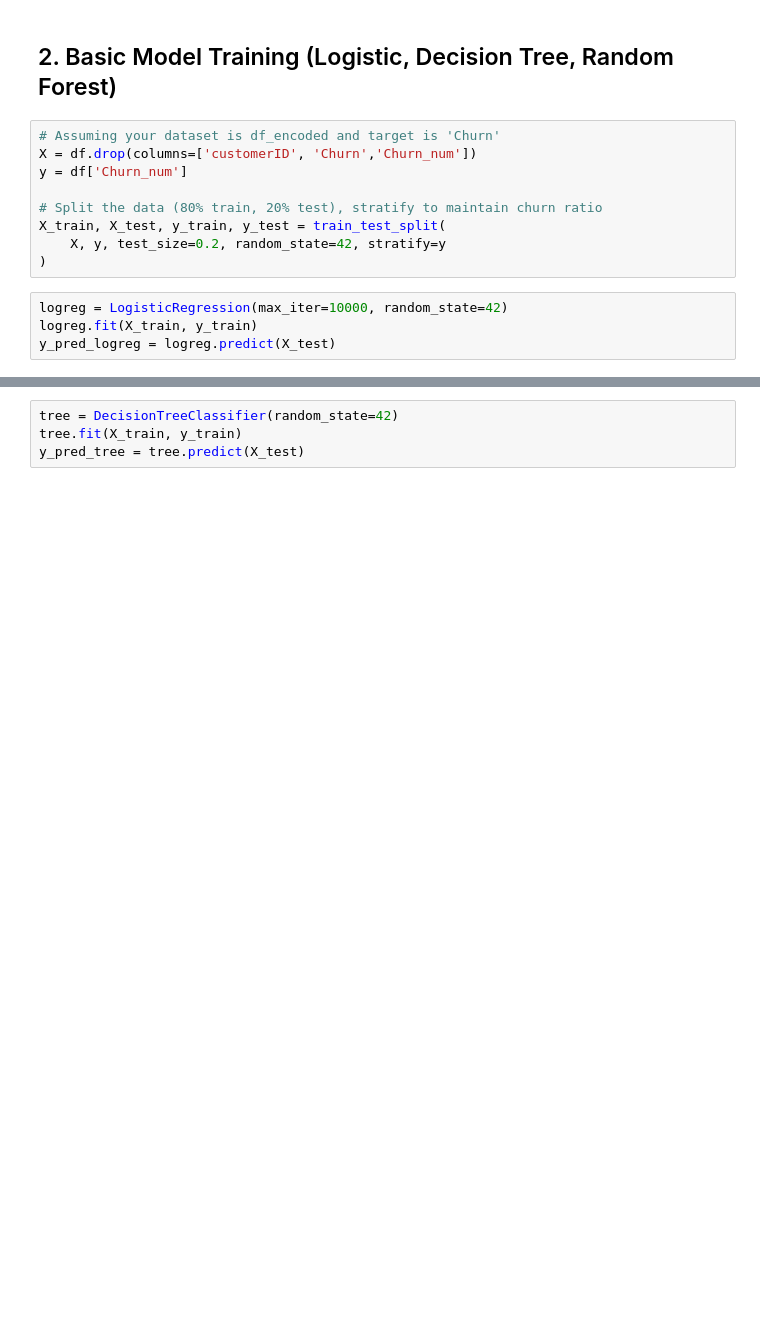
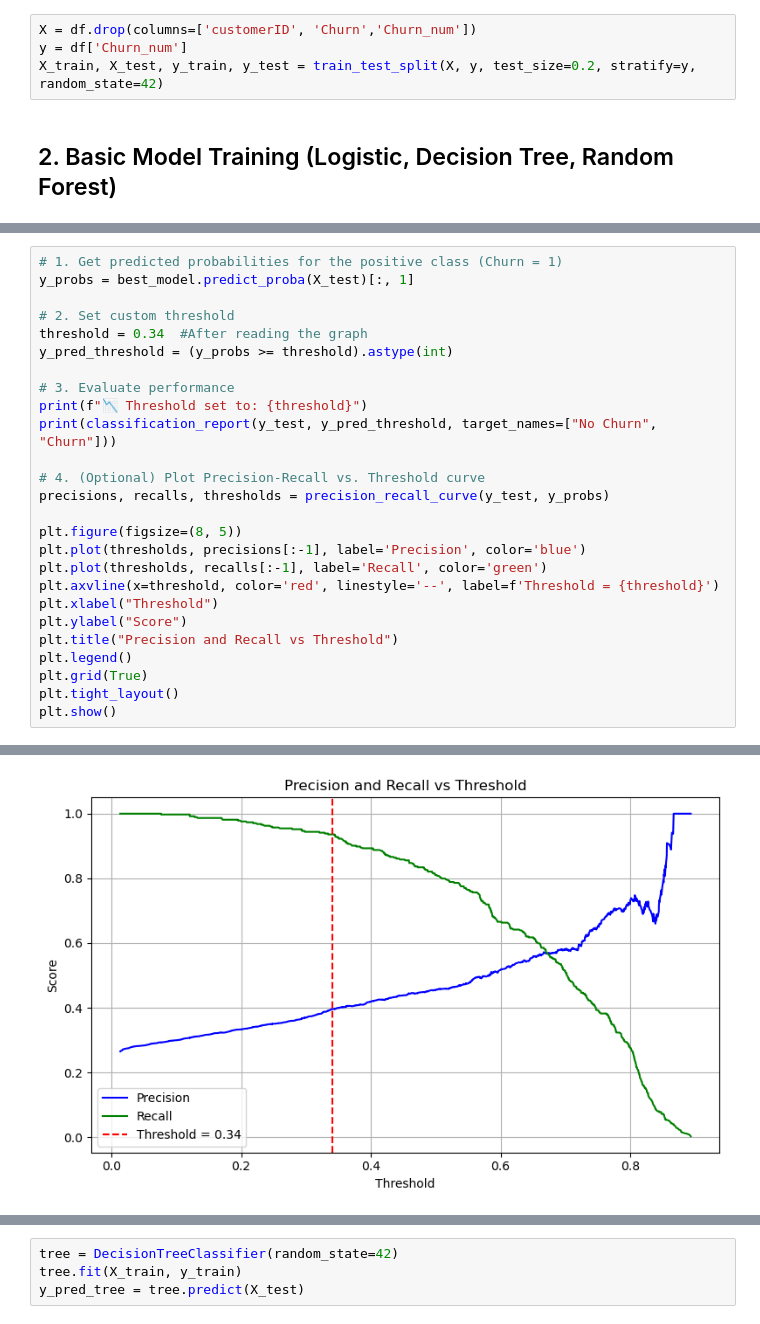
Before and after one commit to TajborBerry/career-next-step, a Jupyter notebook: customer_churn_prediction/notebooks/03_modeling.ipynb, the cells around one changed output, grey strips where cells are left out. Cells and saved outputs as stored; diff of their text form; blank space fills up the shorter version.

Commit message:
modeling

```diff
--- a/customer_churn_prediction/notebooks/03_modeling.ipynb
+++ b/customer_churn_prediction/notebooks/03_modeling.ipynb
@@ -30,15 +30,6 @@ df.head()
+# %%
+X = df.drop(columns=['customerID', 'Churn','Churn_num'])
+y = df['Churn_num']
+X_train, X_test, y_train, y_test = train_test_split(X, y, test_size=0.2, stratify=y, random_state=42)
 # %% [markdown]
 ## 2. Basic Model Training (Logistic, Decision Tree, Random Forest)
-# %%
-# Assuming your dataset is df_encoded and target is 'Churn'
-X = df.drop(columns=['customerID', 'Churn','Churn_num'])
-y = df['Churn_num']
-
-# Split the data (80% train, 20% test), stratify to maintain churn ratio
-X_train, X_test, y_train, y_test = train_test_split(
-    X, y, test_size=0.2, random_state=42, stratify=y
-)
-# %%
-logreg = LogisticRegression(max_iter=10000, random_state=42)
-logreg.fit(X_train, y_train)
-y_pred_logreg = logreg.predict(X_test)
@@ -44,0 +72,27 @@ y_pred_logreg = logreg.predict(X_test)
+# %%
+# 1. Get predicted probabilities for the positive class (Churn = 1)
+y_probs = best_model.predict_proba(X_test)[:, 1]
+
+# 2. Set custom threshold
+threshold = 0.34  #After reading the graph
+y_pred_threshold = (y_probs >= threshold).astype(int)
+
+# 3. Evaluate performance
+print(f"📉 Threshold set to: {threshold}")
+print(classification_report(y_test, y_pred_threshold, target_names=["No Churn", "Churn"]))
+
+# 4. (Optional) Plot Precision-Recall vs. Threshold curve
+precisions, recalls, thresholds = precision_recall_curve(y_test, y_probs)
+
+plt.figure(figsize=(8, 5))
+plt.plot(thresholds, precisions[:-1], label='Precision', color='blue')
+plt.plot(thresholds, recalls[:-1], label='Recall', color='green')
+plt.axvline(x=threshold, color='red', linestyle='--', label=f'Threshold = {threshold}')
+plt.xlabel("Threshold")
+plt.ylabel("Score")
+plt.title("Precision and Recall vs Threshold")
+plt.legend()
+plt.grid(True)
+plt.tight_layout()
+plt.show()
+# %% [output]
@@ -44,0 +108 @@ y_pred_logreg = logreg.predict(X_test)
+[figure, added]
```
Also changed, not shown: parts of 8 cells of this notebook.
